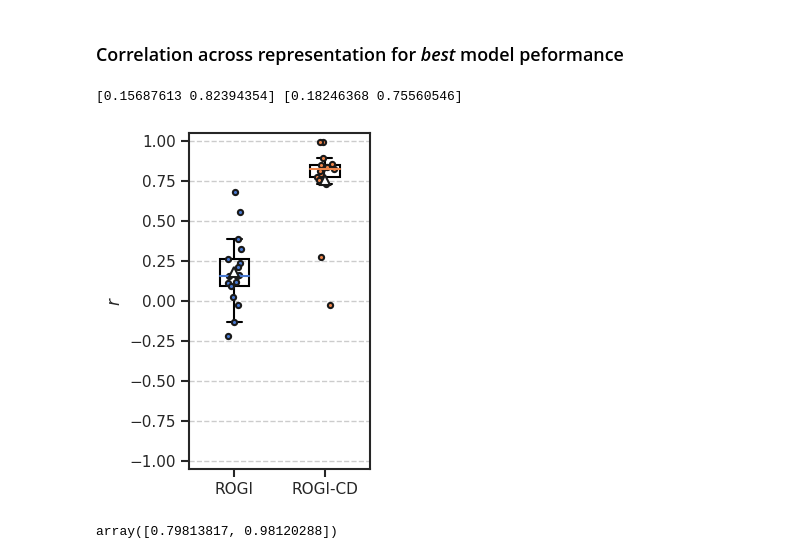
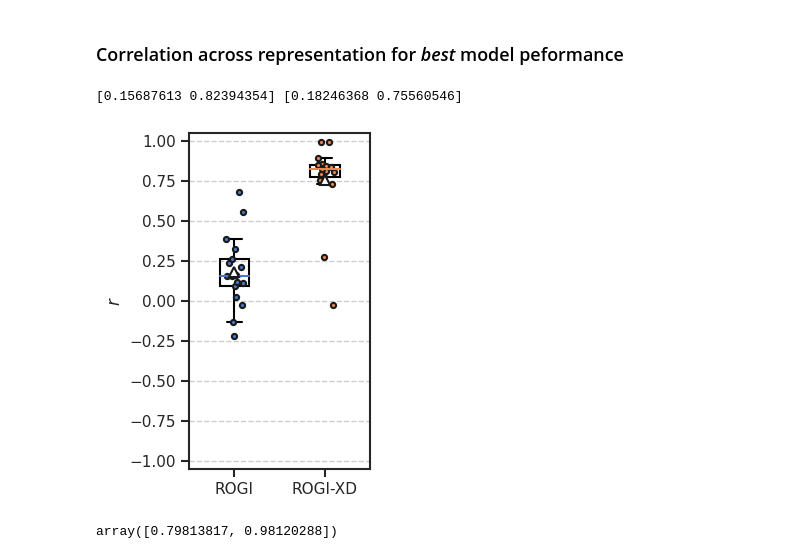
Before and after one commit to coleygroup/rogi-xd, a Jupyter notebook: notebooks/correlation.ipynb, the cells around one changed output. Drawn from its saved outputs; the diff is of its cells as text; code cells hidden in the pictures.

```diff
--- a/notebooks/correlation.ipynb
+++ b/notebooks/correlation.ipynb
@@ -273,35 +273,35 @@ JITTER = 0.1
 
 bp = ax.boxplot(
     Y,
     vert=True,
-    labels=["ROGI", "ROGI-CD"],
+    labels=["ROGI", "ROGI-XD"],
     widths=0.33,
     showmeans=True,
     patch_artist=True,
     boxprops=dict(lw=1.5, fc="None"),
     medianprops=dict(c=None),
     meanprops=dict(ms=7.5, mew=1.5),
     capprops=dict(lw=1.5),
     showfliers=False,
 )
 
 for j in range(Y.shape[1]):
     y = Y[:, j]
     x = (j + 1) + np.random.uniform(-JITTER, JITTER, y.shape)
 
     ax.plot(x, y, '.', mew=1.5, ms=7.5)
 
 ax.grid(False, axis='x')
 ax.set_ylim(-1.05, 1.05)
 # ax.set_xlabel("Model")
 ax.set_ylabel(r"$r$")
 
 fig.tight_layout()
 fig.savefig("../results/figures/correlation/task-best-v1v2.pdf", bbox_inches="tight")
 print(np.median(Y, 0), np.mean(Y, 0))
 # %% [output]
 [0.15687613 0.82394354] [0.18246368 0.75560546]
-[figure, old version]
+[figure, new version]
 # %%
 ys = []
 for df_ in [df_v1, df_v2]:
```
Also changed, not shown: parts of 1 cell of this notebook, 6 other files.
